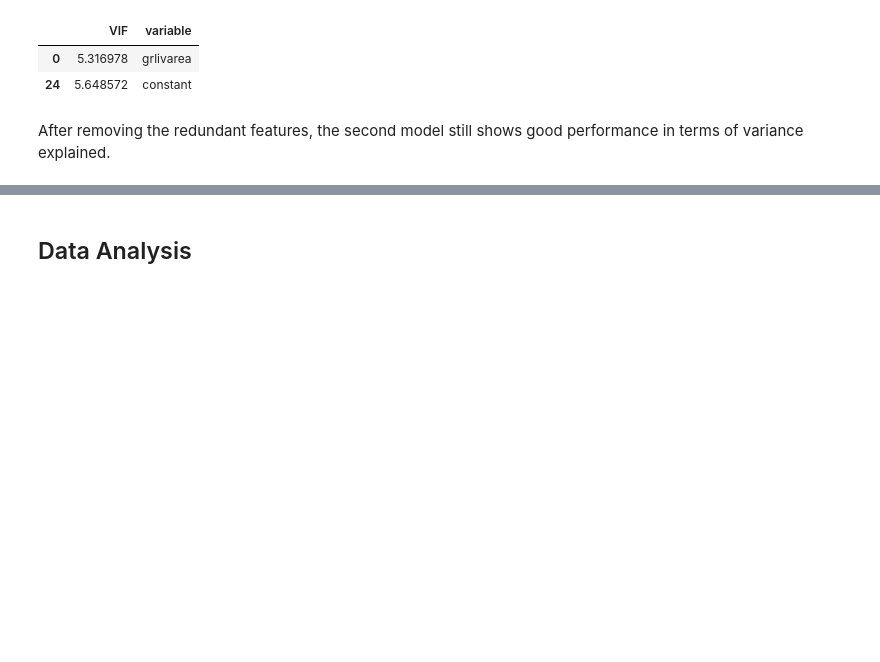
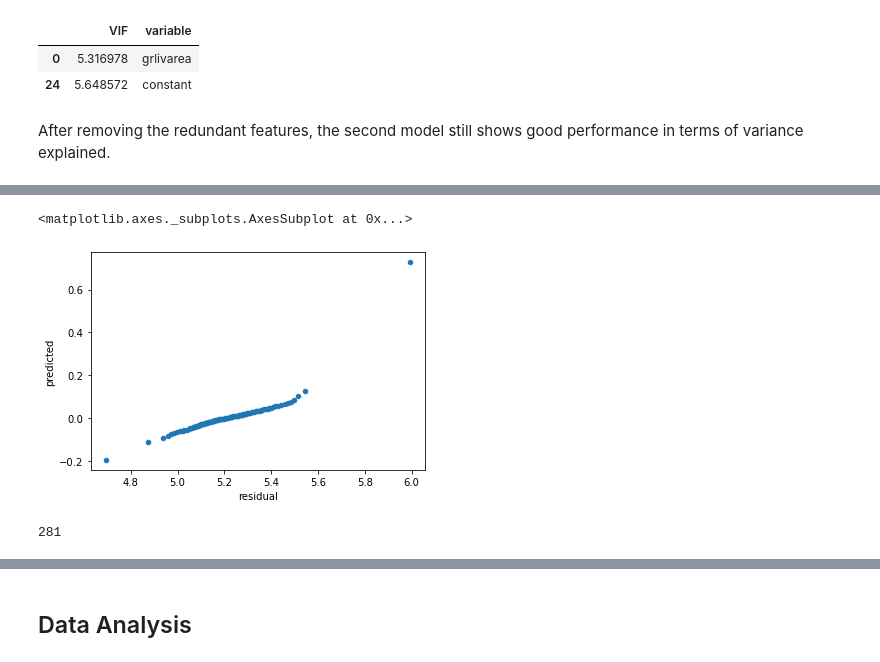
Before and after one commit to valgarland/MLProject_PP, a Jupyter notebook: EDA and Data Cleaning.ipynb, the cells around one changed output, grey strips where cells are left out. Saved outputs shown, nothing was run; the diff lists cells and outputs as text; code cells hidden in the pictures; blank space fills up the shorter version.

```diff
--- a/EDA and Data Cleaning.ipynb
+++ b/EDA and Data Cleaning.ipynb
@@ -738,0 +759,12 @@ After removing the redundant features, the second model still shows good perform
+# %%
+pd.DataFrame({'residual' : residual_quantile,\
+              'predicted' : predicted_quantile}).plot(x='residual',y='predicted',kind='scatter')
+# %% [output]
+<matplotlib.axes._subplots.AxesSubplot at 0x...>
+[figure, added]
+# %%
+for i, res in enumerate((lasso_cv.predict(X2)-target).tolist()):
+    if res > 0.6:
+        print(i)
+# %% [output]
+281
```
Also changed, not shown: parts of 5 cells of this notebook.
